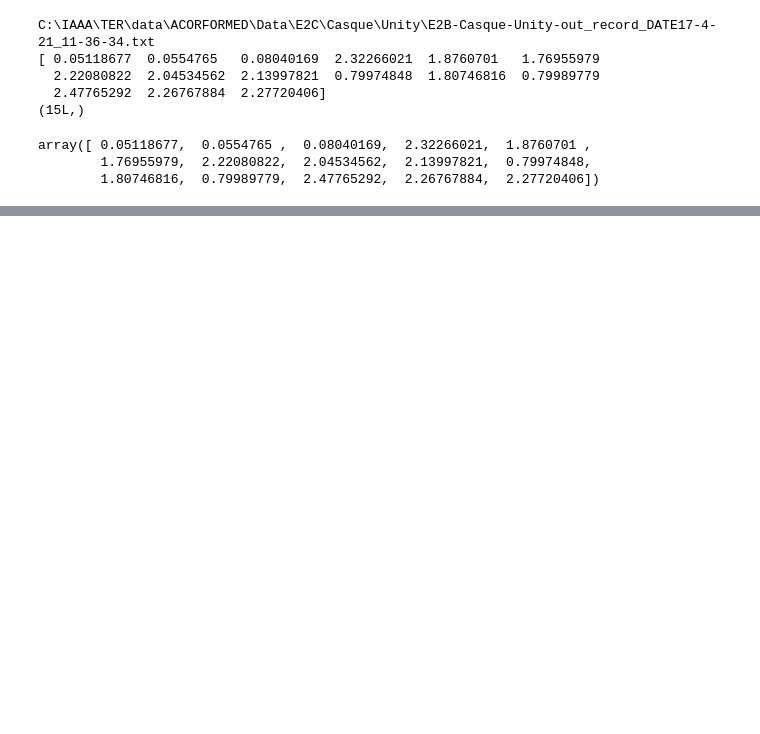
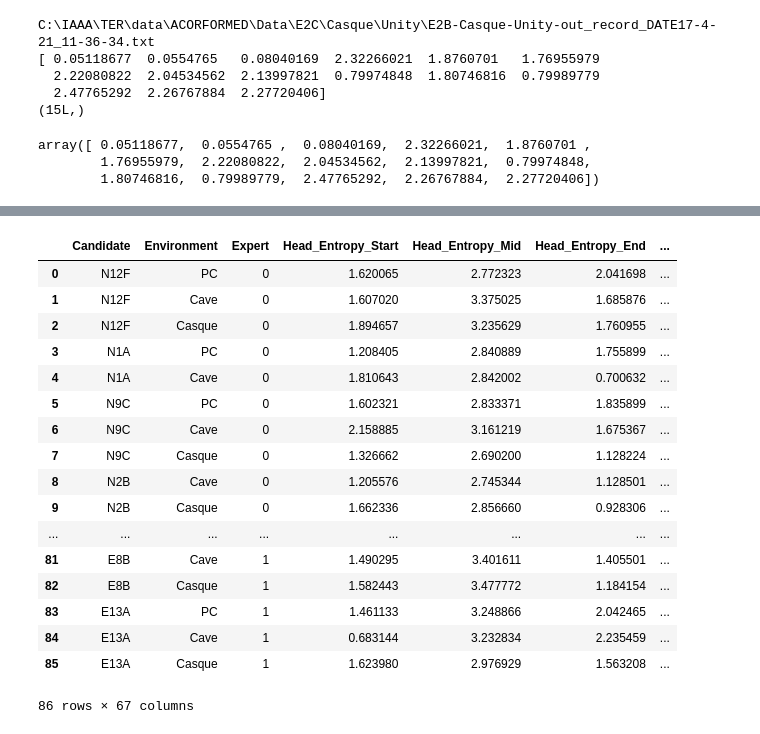
Before and after one commit to jbousque/predictionPresence, a Jupyter notebook: src/predict_presence_notebook.ipynb, the cells around one changed output, grey strips where cells are left out. Drawn from its saved outputs; the diff is of its cells as text; code cells hidden in the pictures; blank space fills up the shorter version.

```diff
--- a/src/predict_presence_notebook.ipynb
+++ b/src/predict_presence_notebook.ipynb
@@ -48,3 +163,13 @@ C:\IAAA\TER\data\ACORFORMED\Data\E2C\Casque\Unity\E2B-Casque-Unity-out_record_DA
 array([ 0.05118677,  0.0554765 ,  0.08040169,  2.32266021,  1.8760701 ,
         1.76955979,  2.22080822,  2.04534562,  2.13997821,  0.79974848,
         1.80746816,  0.79989779,  2.47765292,  2.26767884,  2.27720406])
+# %%
+import pandas as pd
+
+del samples
+del in_matrix
+in_matrix = os.path.join('C:\\', 'IAAA', 'TER', 'data', 'Project - PresenceAutomaticPrediction',
+                         'Pre-processed data', 'matrix.xlsx')
+samples = pd.read_excel(in_matrix)
+#names = ("Expert", "Head_Entropy_Start", "Head_Entropy_Mid", "Head_Entropy_End", "Avg_HandEntropy_Begin", "Avg_HandEntropy_Mid", "Avg_HandEntropy_End", "Avg_SentenceLength_Begin", "Avg_SentenceLength_Mid", "Avg_SentenceLength_End", "Avg_IPUlen_Begin", "Avg_IPUlen_Middle", "Avg_IPUlen_End", "Ratio1_Begin", "Ratio1_Mid", "Ratio1_End", "Ratio2_Begin", "Ratio2_Mid", "Ratio2_End", "Duration")
+#samples = samples[list(names)]
@@ -50,0 +197,24 @@ array([ 0.05118677,  0.0554765 ,  0.08040169,  2.32266021,  1.8760701 ,
+# %%
+samples['Head_Entropy_Avg'] = samples[['Head_Entropy_Start', 'Head_Entropy_Mid', 'Head_Entropy_End']].mean(axis=1)
+samples['Avg_HandEntropy_Avg'] = samples[['Avg_HandEntropy_Begin', 'Avg_HandEntropy_Mid', 'Avg_HandEntropy_End']].mean(axis=1)
+
+samples
+# %% [output]
+|  | Candidate | Environment | Expert | Head_Entropy_Start | Head_Entropy_Mid | Head_Entropy_End | ... |
+| 0 | N12F | PC | 0 | 1.620065 | 2.772323 | 2.041698 | ... |
+| 1 | N12F | Cave | 0 | 1.607020 | 3.375025 | 1.685876 | ... |
+| 2 | N12F | Casque | 0 | 1.894657 | 3.235629 | 1.760955 | ... |
+| 3 | N1A | PC | 0 | 1.208405 | 2.840889 | 1.755899 | ... |
+| 4 | N1A | Cave | 0 | 1.810643 | 2.842002 | 0.700632 | ... |
+| 5 | N9C | PC | 0 | 1.602321 | 2.833371 | 1.835899 | ... |
+| 6 | N9C | Cave | 0 | 2.158885 | 3.161219 | 1.675367 | ... |
+| 7 | N9C | Casque | 0 | 1.326662 | 2.690200 | 1.128224 | ... |
+| 8 | N2B | Cave | 0 | 1.205576 | 2.745344 | 1.128501 | ... |
+| 9 | N2B | Casque | 0 | 1.662336 | 2.856660 | 0.928306 | ... |
+| ... | ... | ... | ... | ... | ... | ... | ... |
+| 81 | E8B | Cave | 1 | 1.490295 | 3.401611 | 1.405501 | ... |
+| 82 | E8B | Casque | 1 | 1.582443 | 3.477772 | 1.184154 | ... |
+| 83 | E13A | PC | 1 | 1.461133 | 3.248866 | 2.042465 | ... |
+| 84 | E13A | Cave | 1 | 0.683144 | 3.232834 | 2.235459 | ... |
+| 85 | E13A | Casque | 1 | 1.623980 | 2.976929 | 1.563208 | ... |
+86 rows × 67 columns
```
Also changed, not shown: parts of 10 cells of this notebook, 1 other file.
